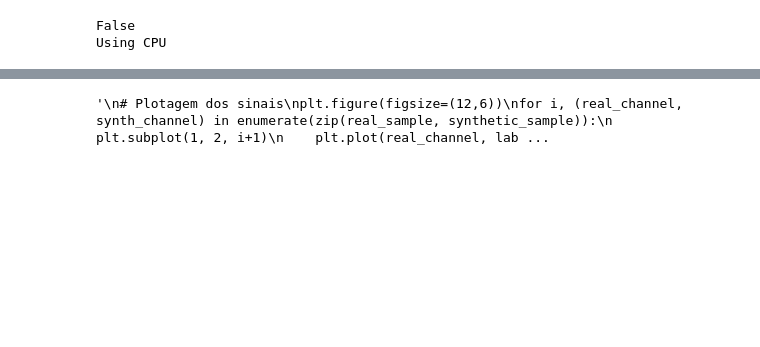
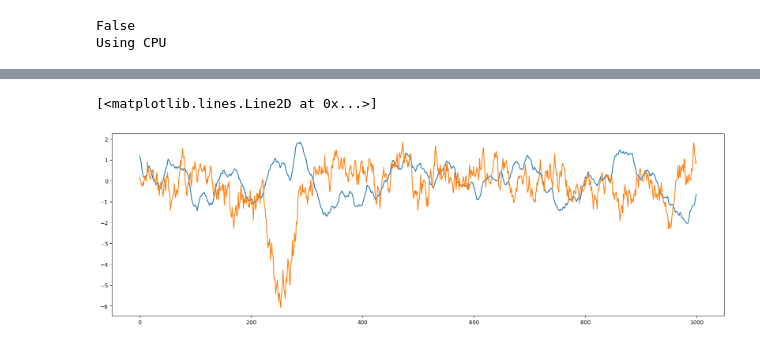
Before and after one commit to labneoc/generativediffusion, a Jupyter notebook: diffusion.ipynb, the cells around one changed output, grey strips where cells are left out. Drawn from its saved outputs; the diff is of its cells as text; code cells hidden in the pictures; blank space fills up the shorter version.

```diff
--- a/diffusion.ipynb
+++ b/diffusion.ipynb
@@ -302,20 +302,13 @@ synthetic = diffusion.sample(num_samples=10, seq_length=1000)
 dataset = NeurophysioDataset("./00007656_s010_t000_processed_data")
 real_sample = dataset[0].numpy()
 synthetic_sample = synthetic[0].numpy()
-# %%
-'''
-# Plotagem dos sinais
-plt.figure(figsize=(12,6))
-for i, (real_channel, synth_channel) in enumerate(zip(real_sample, synthetic_sample)):
-    plt.subplot(1, 2, i+1)
-    plt.plot(real_channel, label='Real')
-    plt.plot(synth_channel, label='Sintético')
-    plt.title(f"Canal {i}")
-    plt.legend()
-    plt.savefig(f"synthetic_signal_{i}.png")
-'''
-# %% [output]
-'\n# Plotagem dos sinais\nplt.figure(figsize=(12,6))\nfor i, (real_channel, synth_channel) in enumerate(zip(real_sample, synthetic_sample)):\n    plt.subplot(1, 2, i+1)\n    plt.plot(real_channel, lab ...
+# %%
+plt.figure(figsize=(20,6))
+plt.plot(real_sample[0], label='Real')
+plt.plot(synthetic_sample[0], label='Sintético')
+# %% [output]
+[<matplotlib.lines.Line2D at 0x...>]
+[figure, added]
 # %%
 f_real, psd_real = spectral_analysis(real_sample[0])
 f_syn, psd_syn = spectral_analysis(synthetic_sample[0])
```
Also changed, not shown: parts of 3 cells of this notebook, 28 other files.
